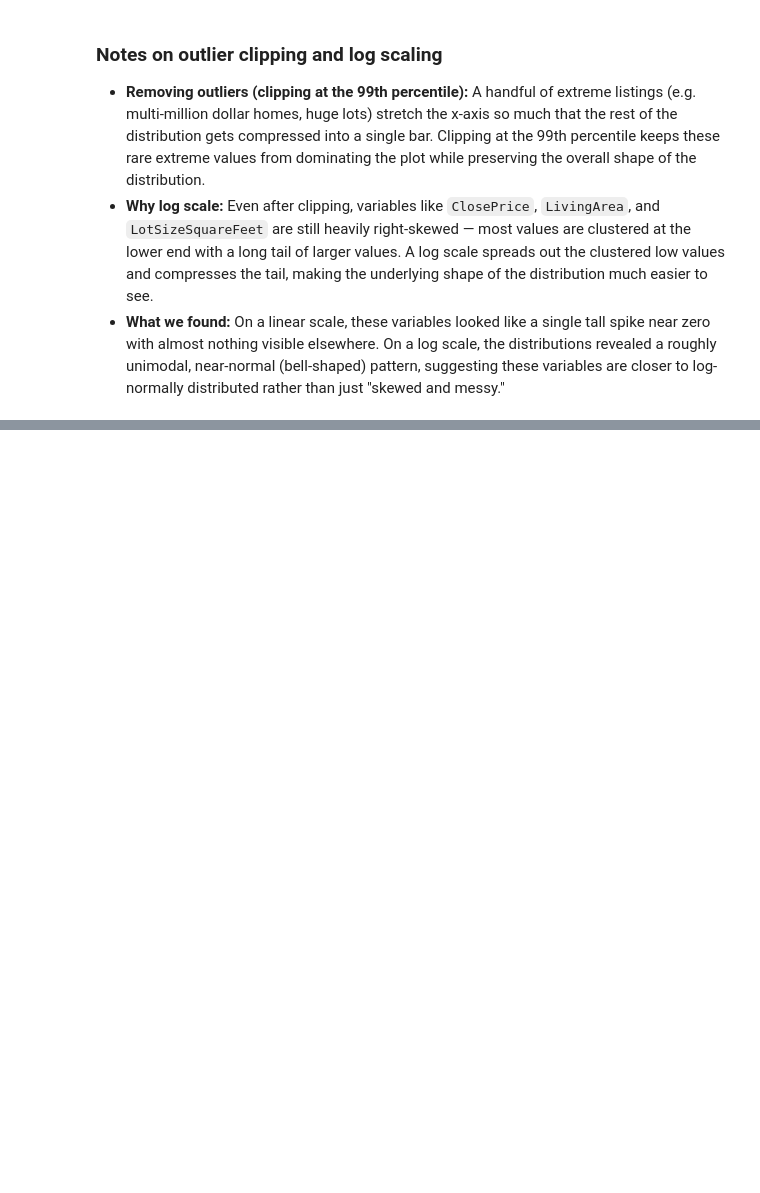
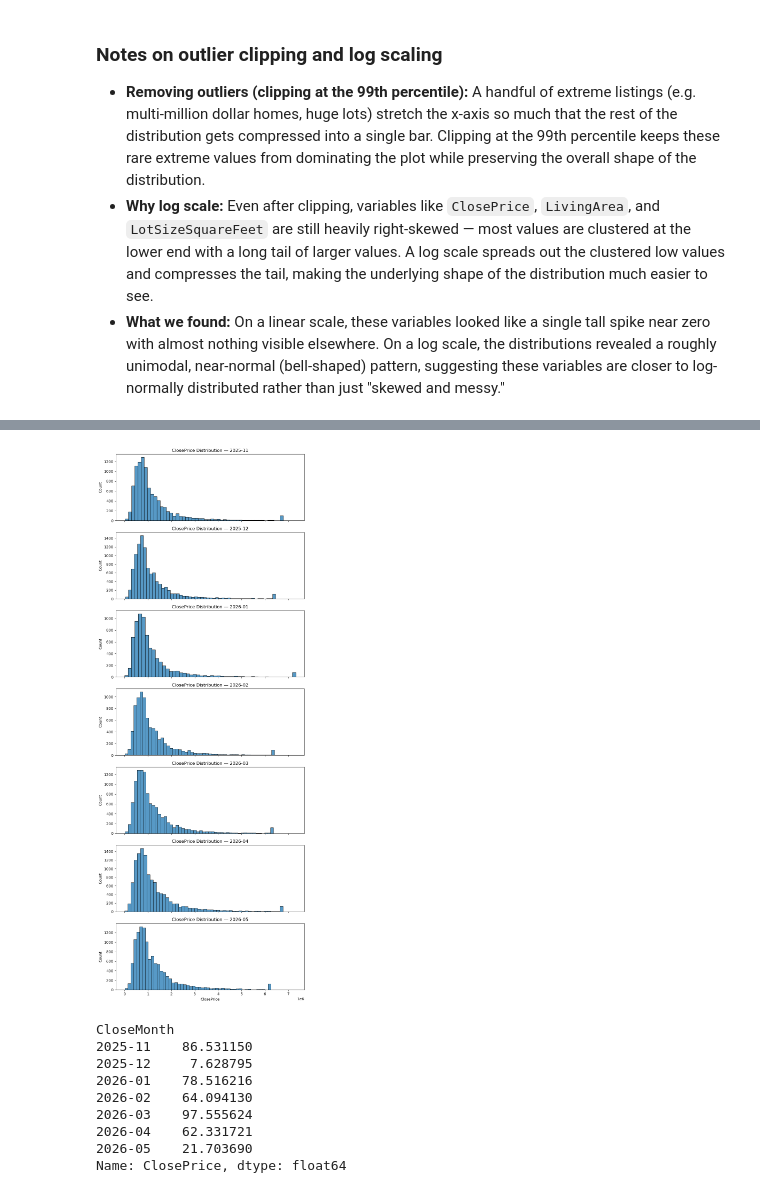
Before and after one commit to matthewviray/idx-exchange-project, a Jupyter notebook: 01_exploration.ipynb, the cells around one changed output, grey strips where cells are left out. Cells and saved outputs as stored; diff of their text form; code cells hidden in the pictures; blank space fills up the shorter version.

```diff
--- a/01_exploration.ipynb
+++ b/01_exploration.ipynb
@@ -127,0 +201,27 @@ plt.show()
+# %%
+# Distribution of ClosePrice within each month, to justify using median over mean
+months = sorted(CRMLSSold_data['CloseMonth'].unique())
+
+fig, axes = plt.subplots(len(months), 1, figsize=(8, 3 * len(months)), sharex=True)
+for ax, month in zip(axes, months):
+    data = CRMLSSold_data.loc[CRMLSSold_data['CloseMonth'] == month, 'ClosePrice'].dropna()
+    data = data.clip(upper=data.quantile(0.99))
+    sns.histplot(data, bins=50, ax=ax)
+    ax.set_title(f'ClosePrice Distribution — {month}')
+plt.tight_layout()
+plt.show()
+
+# skew per month: large positive skew means mean is pulled up by high-end outliers, median is more robust
+skew_by_month = CRMLSSold_data.groupby('CloseMonth')['ClosePrice'].skew()
+print(skew_by_month)
+# %% [output]
+[figure, added]
+CloseMonth
+2025-11    86.531150
+2025-12     7.628795
+2026-01    78.516216
+2026-02    64.094130
+2026-03    97.555624
+2026-04    62.331721
+2026-05    21.703690
+Name: ClosePrice, dtype: float64
```
Also changed, not shown: parts of 11 cells of this notebook.
